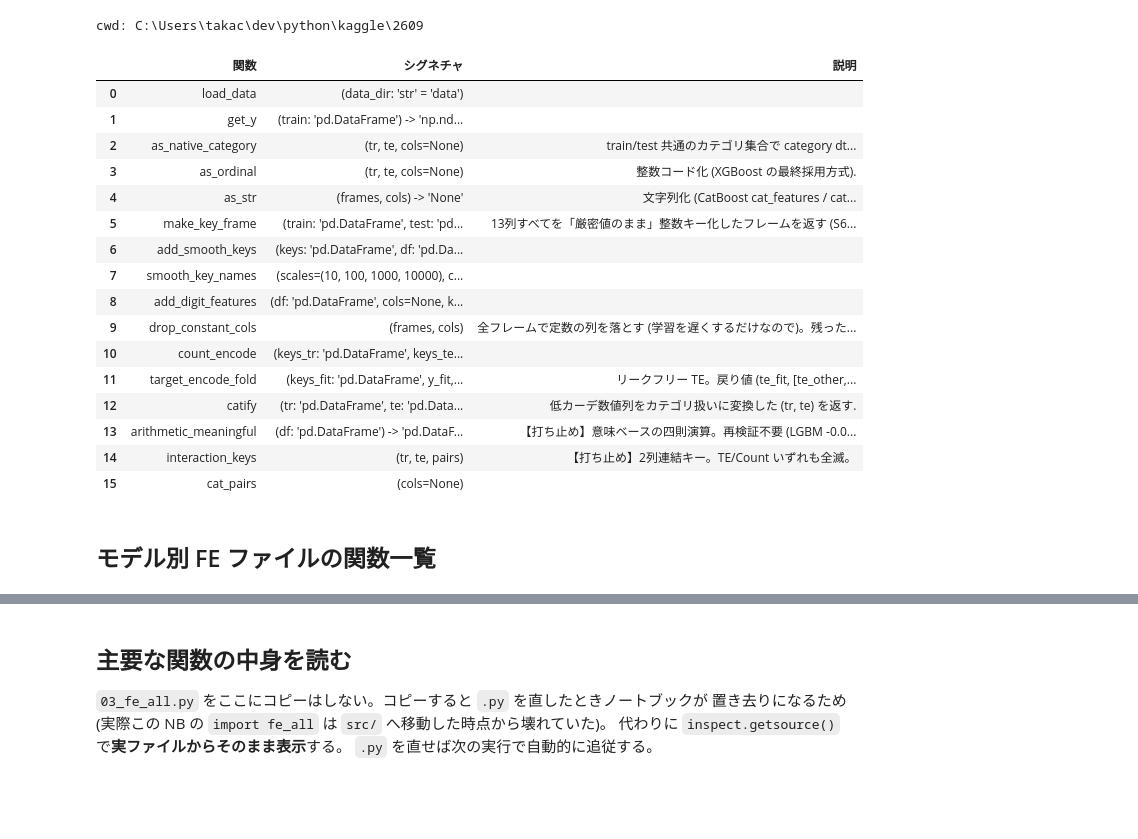
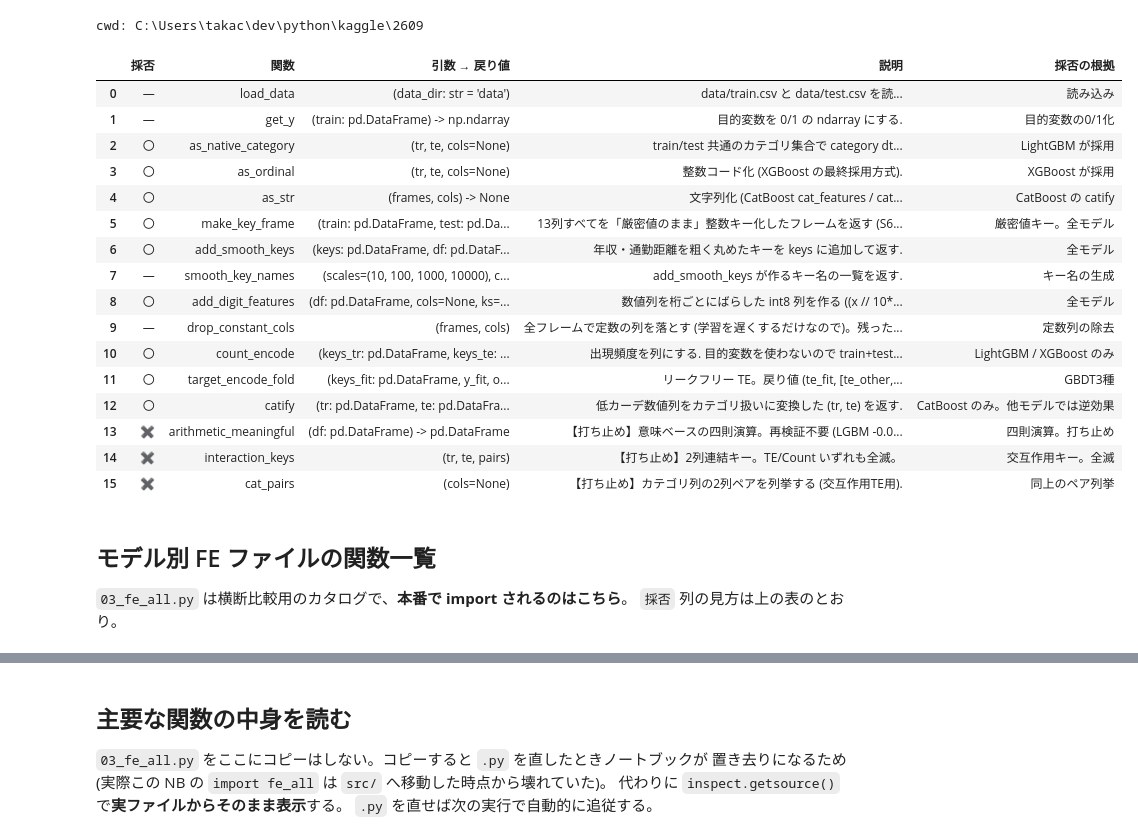
Before and after one commit to takactkc123-create/kaggle, a Jupyter notebook: 2609/notebooks/03_fe.ipynb, the cells around one changed output, grey strips where cells are left out. Saved outputs shown, nothing was run; the diff lists cells and outputs as text; code cells hidden in the pictures; blank space fills up the shorter version.

```diff
--- a/2609/notebooks/03_fe.ipynb
+++ b/2609/notebooks/03_fe.ipynb
@@ -23,36 +35,54 @@ def load_fe(name):
 cwd: C:\Users\takac\dev\python\kaggle\2609
 # %%
 import inspect
+import re
 import numpy as np
 import pandas as pd
+import feature_dump as fd
+
+pd.set_option("display.max_colwidth", 60)
+
+
+def sig(f):
+    """引数と戻り値。`from __future__ import annotations` により型注釈が
+    文字列になるので、表示用にクォートを外す(デフォルト値の文字列は残す)。"""
+    unquote = lambda m: m.group(1) + m.group(2)
+    s = re.sub(r"(: )'([^']*)'", unquote, str(inspect.signature(f)))
+    return re.sub(r"(-> )'([^']*)'", unquote, s)
 
 fe_all = load_fe("all")
 funcs = [(n, f) for n, f in vars(fe_all).items()
          if callable(f) and not n.startswith("_") and getattr(f, "__module__", "") == "03_fe_all"]
-pd.DataFrame(
-    [(n, str(inspect.signature(f)), (f.__doc__ or "").strip().split("\n")[0]) for n, f in funcs],
-    columns=["関数", "シグネチャ", "説明"]
-)
+
+rows = []
+for n, f in funcs:
+    mark, why = fd.status_of("03_fe_all", n)
+    rows.append((mark, n, sig(f),
+                 (f.__doc__ or "").strip().split(chr(10))[0], why))
+pd.DataFrame(rows, columns=["採否", "関数", "引数 → 戻り値", "説明", "採否の根拠"])
 # %% [output]
-|  | 関数 | シグネチャ | 説明 |
-| 0 | load_data | (data_dir: 'str' = 'data') |  |
-| 1 | get_y | (train: 'pd.DataFrame') -> 'np.nd... |  |
-| 2 | as_native_category | (tr, te, cols=None) | train/test 共通のカテゴリ集合で category dt... |
-| 3 | as_ordinal | (tr, te, cols=None) | 整数コード化 (XGBoost の最終採用方式). |
-| 4 | as_str | (frames, cols) -> 'None' | 文字列化 (CatBoost cat_features / cat... |
-| 5 | make_key_frame | (train: 'pd.DataFrame', test: 'pd... | 13列すべてを「厳密値のまま」整数キー化したフレームを返す (S6... |
-| 6 | add_smooth_keys | (keys: 'pd.DataFrame', df: 'pd.Da... |  |
-| 7 | smooth_key_names | (scales=(10, 100, 1000, 10000), c... |  |
-| 8 | add_digit_features | (df: 'pd.DataFrame', cols=None, k... |  |
-| 9 | drop_constant_cols | (frames, cols) | 全フレームで定数の列を落とす (学習を遅くするだけなので)。残った... |
-| 10 | count_encode | (keys_tr: 'pd.DataFrame', keys_te... |  |
-| 11 | target_encode_fold | (keys_fit: 'pd.DataFrame', y_fit,... | リークフリー TE。戻り値 (te_fit, [te_other,... |
-| 12 | catify | (tr: 'pd.DataFrame', te: 'pd.Data... | 低カーデ数値列をカテゴリ扱いに変換した (tr, te) を返す. |
-| 13 | arithmetic_meaningful | (df: 'pd.DataFrame') -> 'pd.DataF... | 【打ち止め】意味ベースの四則演算。再検証不要 (LGBM -0.0... |
-| 14 | interaction_keys | (tr, te, pairs) | 【打ち止め】2列連結キー。TE/Count いずれも全滅。 |
-| 15 | cat_pairs | (cols=None) |  |
+|  | 採否 | 関数 | 引数 → 戻り値 | 説明 | 採否の根拠 |
+| 0 | — | load_data | (data_dir: str = 'data') | data/train.csv と data/test.csv を読... | 読み込み |
+| 1 | — | get_y | (train: pd.DataFrame) -> np.ndarray | 目的変数を 0/1 の ndarray にする. | 目的変数の0/1化 |
+| 2 | 〇 | as_native_category | (tr, te, cols=None) | train/test 共通のカテゴリ集合で category dt... | LightGBM が採用 |
+| 3 | 〇 | as_ordinal | (tr, te, cols=None) | 整数コード化 (XGBoost の最終採用方式). | XGBoost が採用 |
+| 4 | 〇 | as_str | (frames, cols) -> None | 文字列化 (CatBoost cat_features / cat... | CatBoost の catify |
+| 5 | 〇 | make_key_frame | (train: pd.DataFrame, test: pd.Da... | 13列すべてを「厳密値のまま」整数キー化したフレームを返す (S6... | 厳密値キー。全モデル |
+| 6 | 〇 | add_smooth_keys | (keys: pd.DataFrame, df: pd.DataF... | 年収・通勤距離を粗く丸めたキーを keys に追加して返す. | 全モデル |
+| 7 | — | smooth_key_names | (scales=(10, 100, 1000, 10000), c... | add_smooth_keys が作るキー名の一覧を返す. | キー名の生成 |
+| 8 | 〇 | add_digit_features | (df: pd.DataFrame, cols=None, ks=... | 数値列を桁ごとにばらした int8 列を作る ((x // 10*... | 全モデル |
+| 9 | — | drop_constant_cols | (frames, cols) | 全フレームで定数の列を落とす (学習を遅くするだけなので)。残った... | 定数列の除去 |
+| 10 | 〇 | count_encode | (keys_tr: pd.DataFrame, keys_te: ... | 出現頻度を列にする. 目的変数を使わないので train+test... | LightGBM / XGBoost のみ |
+| 11 | 〇 | target_encode_fold | (keys_fit: pd.DataFrame, y_fit, o... | リークフリー TE。戻り値 (te_fit, [te_other,... | GBDT3種 |
+| 12 | 〇 | catify | (tr: pd.DataFrame, te: pd.DataFra... | 低カーデ数値列をカテゴリ扱いに変換した (tr, te) を返す. | CatBoost のみ。他モデルでは逆効果 |
+| 13 | ✖ | arithmetic_meaningful | (df: pd.DataFrame) -> pd.DataFrame | 【打ち止め】意味ベースの四則演算。再検証不要 (LGBM -0.0... | 四則演算。打ち止め |
+| 14 | ✖ | interaction_keys | (tr, te, pairs) | 【打ち止め】2列連結キー。TE/Count いずれも全滅。 | 交互作用キー。全滅 |
+| 15 | ✖ | cat_pairs | (cols=None) | 【打ち止め】カテゴリ列の2列ペアを列挙する (交互作用TE用). | 同上のペア列挙 |
 # %% [markdown]
 ## モデル別 FE ファイルの関数一覧
+
+`03_fe_all.py` は横断比較用のカタログで、**本番で import されるのはこちら**。
+`採否` 列の見方は上の表のとおり。
 # %%
 rows = []
 for short in ["lgbm", "xgb", "catboost", "realmlp"]:
```
Also changed, not shown: parts of 5 cells of this notebook, 10 other files.
